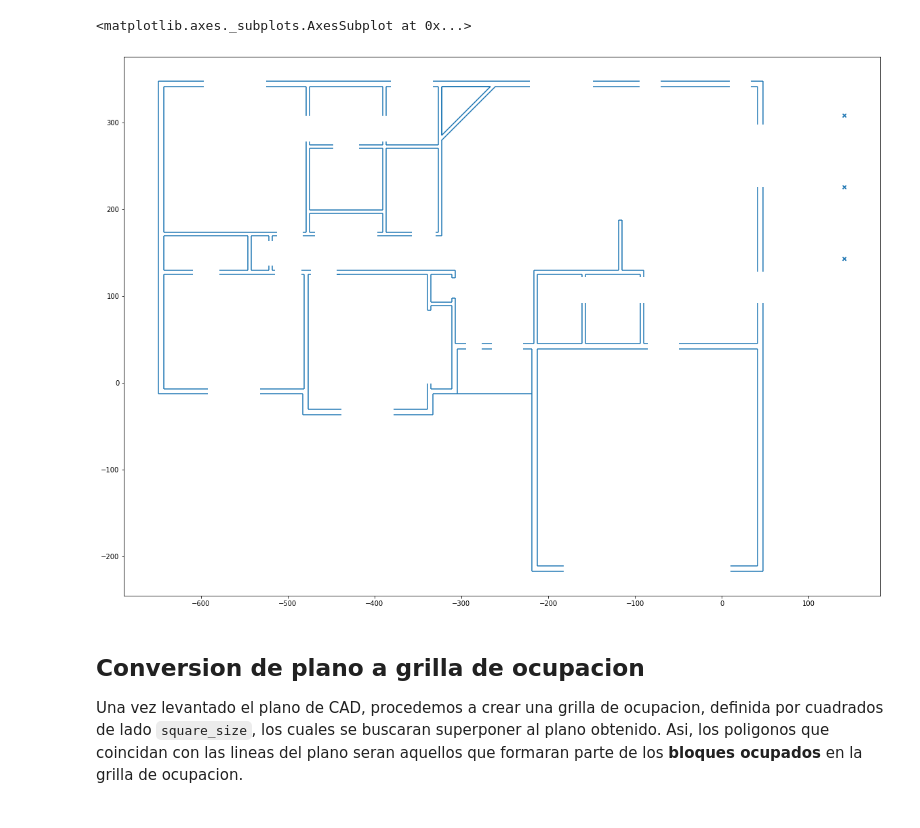
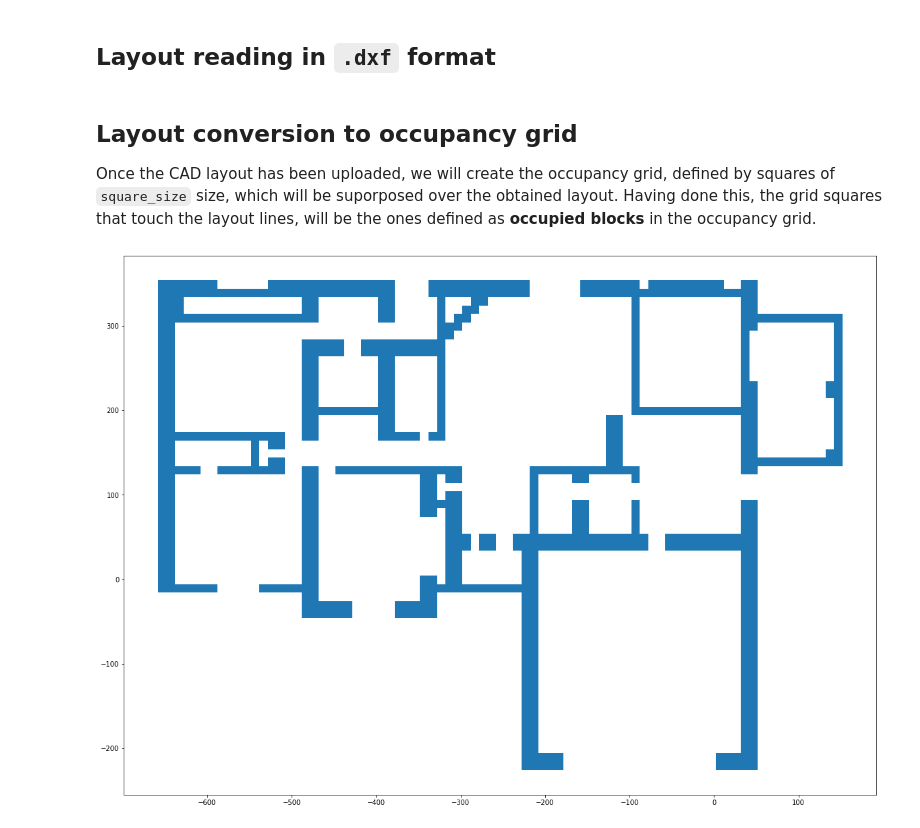
Before and after one commit to ekumenlabs/Frontier-Exploration-with-a-prior, a Jupyter notebook: Notebooks/DXFsandbox.ipynb, the cells around one changed output. Drawn from its saved outputs; the diff is of its cells as text; code cells hidden in the pictures.

```diff
--- a/Notebooks/DXFsandbox.ipynb
+++ b/Notebooks/DXFsandbox.ipynb
@@ -118,0 +25,2 @@ clean_doc.saveas("/content/drive/MyDrive/Proyecto final/Floor plan clean.dxf")
+# %% [markdown]
+## Layout reading in `.dxf` format
@@ -119,10 +30,9 @@ clean_doc.saveas("/content/drive/MyDrive/Proyecto final/Floor plan clean.dxf")
+# %% [markdown]
+## Layout conversion to occupancy grid
+Once the CAD layout has been uploaded, we will create the occupancy grid, defined by squares of `square_size` size, which will be suporposed over the obtained layout.
+Having done this, the grid squares that touch the layout lines, will be the ones defined as **occupied blocks** in the occupancy grid.
 # %%
-layout = gpd.read_file("/content/drive/MyDrive/Proyecto final/Floor plan clean.dxf")
-layout.plot(figsize=(20,20))
+occupancy_df = OccupancyDataFrame("/content/drive/MyDrive/Proyecto final/Floor plan clean.dxf")
+occupancy_df.plot(figsize=(20,20))
 # %% [output]
-<matplotlib.axes._subplots.AxesSubplot at 0x...>
-[figure, old version]
+[figure, new version]
-# %% [markdown]
-## Conversion de plano a grilla de ocupacion
-Una vez levantado el plano de CAD, procedemos a crear una grilla de ocupacion, definida por cuadrados de lado `square_size`, los cuales se buscaran superponer al plano obtenido.
-Asi, los poligonos que coincidan con las lineas del plano seran aquellos que formaran parte de los **bloques ocupados** en la grilla de ocupacion.
```
Also changed, not shown: parts of 16 cells of this notebook.
